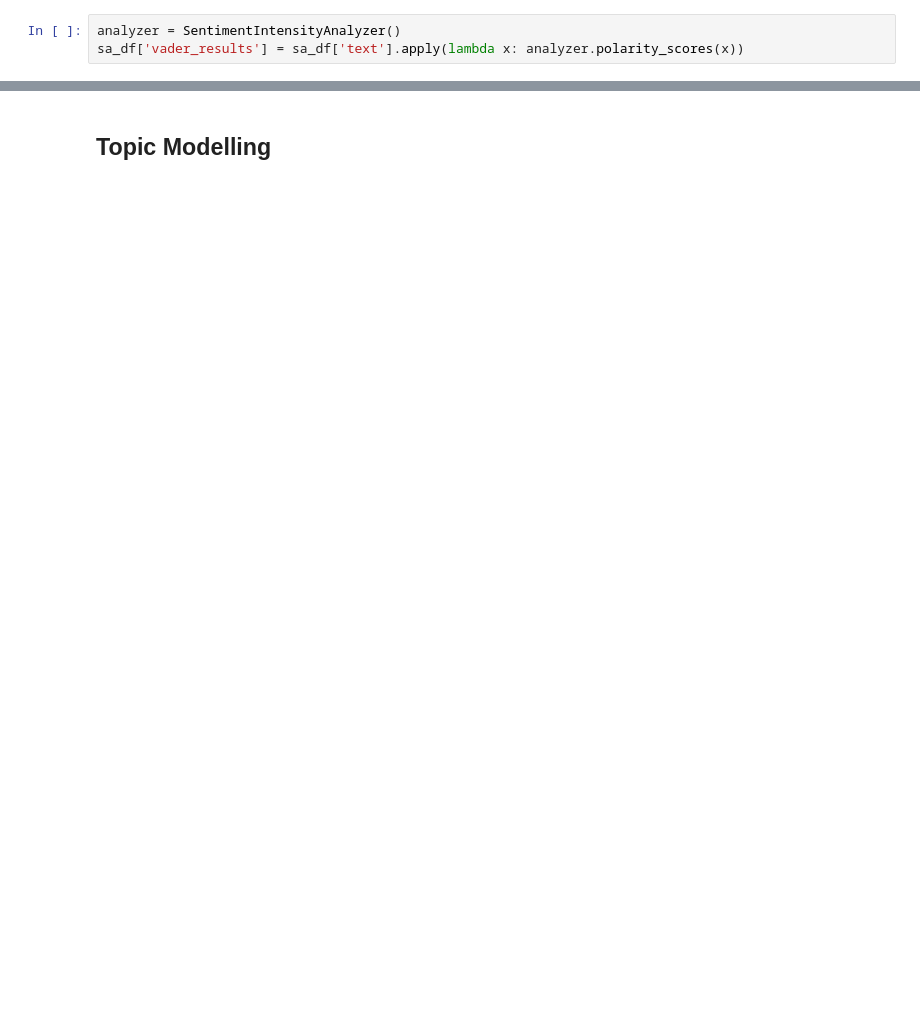
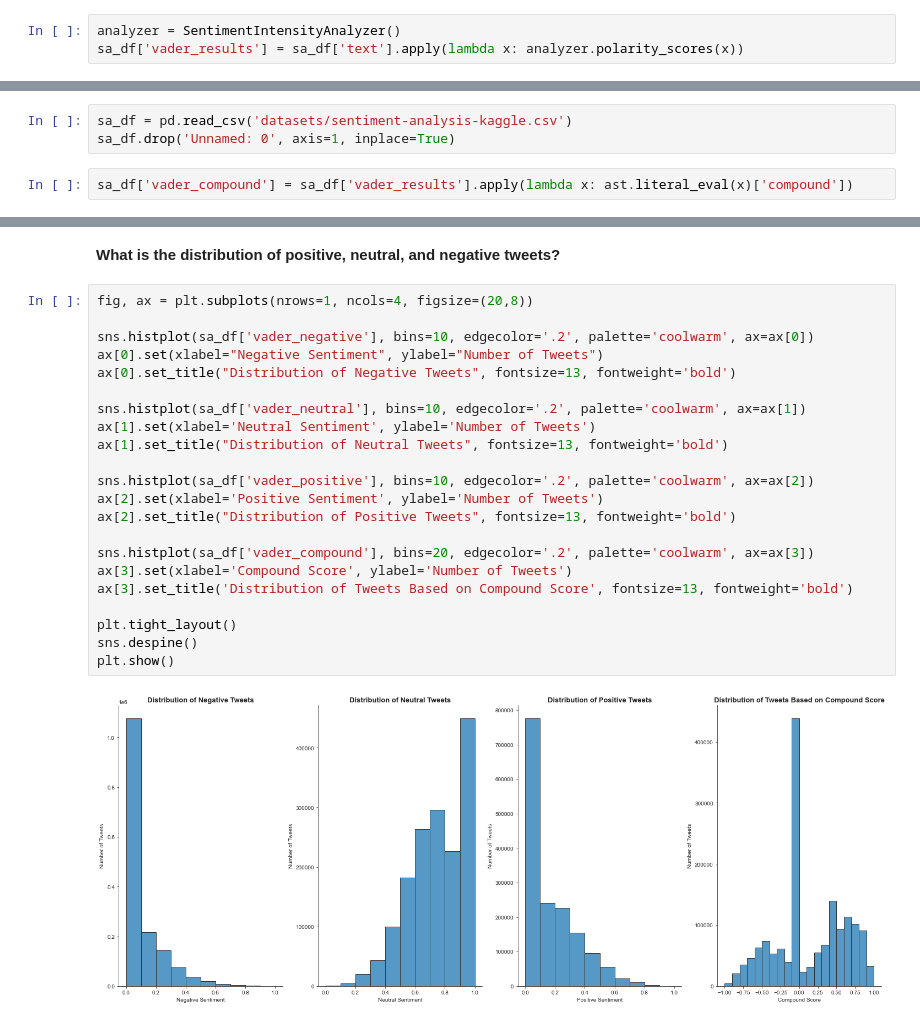
Before and after one commit to michaelhalim168/GiftFinder, a Jupyter notebook: 04twitter-sentiment-analysis.ipynb, the cells around one changed output, grey strips where cells are left out. Saved outputs shown, nothing was run; the diff lists cells and outputs as text; blank space fills up the shorter version.

Commit message:
sentiment analysis

```diff
--- a/04twitter-sentiment-analysis.ipynb
+++ b/04twitter-sentiment-analysis.ipynb
@@ -190 +169,6 @@ sa_df['vader_results'] = sa_df['text'].apply(lambda x: analyzer.polarity_scores(
+# %%
+sa_df = pd.read_csv('datasets/sentiment-analysis-kaggle.csv')
+sa_df.drop('Unnamed: 0', axis=1, inplace=True)
+# %%
+sa_df['vader_compound'] = sa_df['vader_results'].apply(lambda x: ast.literal_eval(x)['compound'])
 # %%
@@ -205,2 +183,26 @@ Name: vader_results, Length: 1584936, dtype: object
-# %% [markdown]
-## Topic Modelling
+# %% [markdown]
+<b> What is the distribution of positive, neutral, and negative tweets? </b>
+# %%
+fig, ax = plt.subplots(nrows=1, ncols=4, figsize=(20,8))
+
+sns.histplot(sa_df['vader_negative'], bins=10, edgecolor='.2', palette='coolwarm', ax=ax[0])
+ax[0].set(xlabel="Negative Sentiment", ylabel="Number of Tweets")
+ax[0].set_title("Distribution of Negative Tweets", fontsize=13, fontweight='bold')
+
+sns.histplot(sa_df['vader_neutral'], bins=10, edgecolor='.2', palette='coolwarm', ax=ax[1])
+ax[1].set(xlabel='Neutral Sentiment', ylabel='Number of Tweets')
+ax[1].set_title("Distribution of Neutral Tweets", fontsize=13, fontweight='bold')
+
+sns.histplot(sa_df['vader_positive'], bins=10, edgecolor='.2', palette='coolwarm', ax=ax[2])
+ax[2].set(xlabel='Positive Sentiment', ylabel='Number of Tweets')
+ax[2].set_title("Distribution of Positive Tweets", fontsize=13, fontweight='bold')
+
+sns.histplot(sa_df['vader_compound'], bins=20, edgecolor='.2', palette='coolwarm', ax=ax[3])
+ax[3].set(xlabel='Compound Score', ylabel='Number of Tweets')
+ax[3].set_title('Distribution of Tweets Based on Compound Score', fontsize=13, fontweight='bold')
+
+plt.tight_layout()
+sns.despine()
+plt.show()
+# %% [output]
+[figure, added]
```
Also changed, not shown: parts of 34 cells of this notebook, 8 other files.
